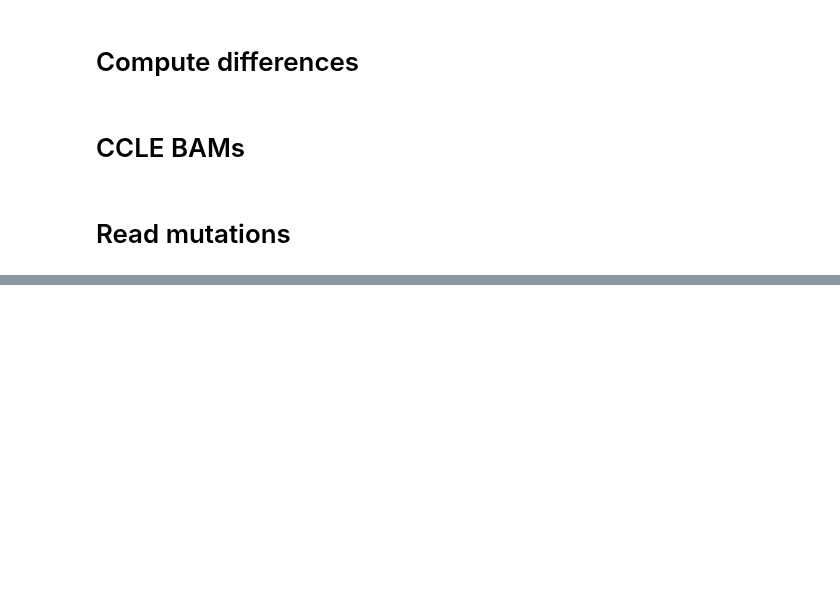
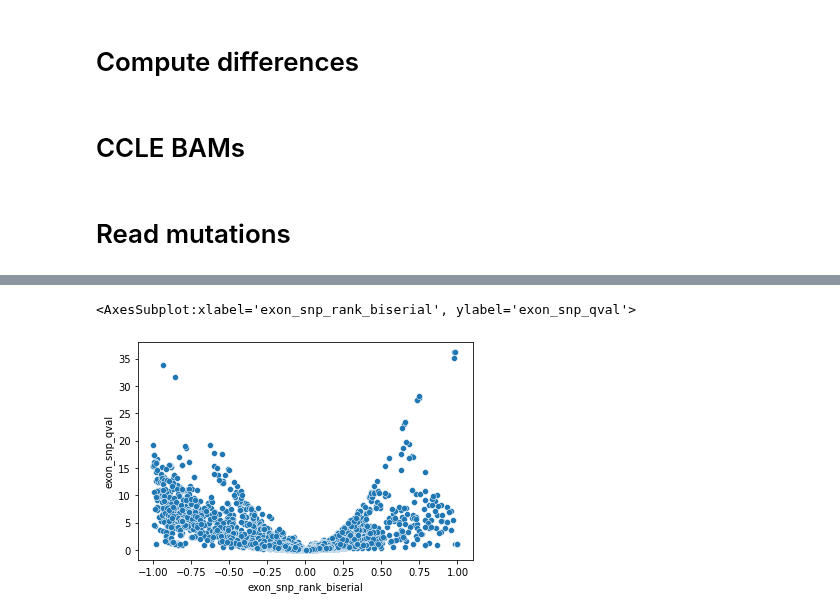
Before and after one commit to kevinhu/mdm4-splicing, a Jupyter notebook: notebooks/tabS5_msi-diffs.ipynb, the cells around one changed output, grey strips where cells are left out. Saved outputs shown, nothing was run; the diff lists cells and outputs as text; code cells hidden in the pictures; blank space fills up the shorter version.

```diff
--- a/notebooks/tabS5_msi-diffs.ipynb
+++ b/notebooks/tabS5_msi-diffs.ipynb
@@ -123,0 +192,42 @@ msi_exon_calls["truncated"] = msi_exon_calls[msi_exon_calls["alt"]]
+# %%
+exon_matched = msi_exon_bounds.join(
+    msi_exon_calls_unique, strandedness=False, suffix="_SNP"
+)
+snps_by_exon = exon_matched.df.groupby("exon")["SNP"].apply(list).to_dict()
+# %%
+msi_exon_diffs["snps"] = msi_exon_diffs["exon"].apply(lambda x: snps_by_exon.get(x,[]))
+# %%
+exon_matched_snps = msi_exon_diffs[msi_exon_diffs["snps"].apply(len) > 0]
+
+exon_matched_snps = exon_matched_snps.explode("snps")
+
+
+def get_associations(row):
+
+    exon = row["exon"]
+    snp = row["snps"]
+
+    snp_values = msi_exon_mut_mat[snp]
+
+    if snp_values.astype(int).sum() < 5:
+        return (np.nan, np.nan, np.nan, np.nan, np.nan)
+
+    exon_values = ccle_exonusage[exon]
+
+    corr_result = many.stats.mat_mwu_naive(
+        ccle_exonusage[exon],
+        msi_exon_mut_mat[snp],
+        melt=True,
+        effect="rank_biserial",
+        use_continuity=True,
+    )
+
+    corr_result = corr_result.iloc[0].to_dict()
+
+    return (
+        corr_result["rank_biserial"],
+        corr_result["pval"],
+        corr_result["qval"],
+        corr_result["pos_n"],
+        corr_result["neg_n"],
+    )
@@ -123,0 +246,5 @@ msi_exon_calls["truncated"] = msi_exon_calls[msi_exon_calls["alt"]]
+# %%
+sns.scatterplot(exon_matched_snps["exon_snp_rank_biserial"],exon_matched_snps["exon_snp_qval"])
+# %% [output]
+<AxesSubplot:xlabel='exon_snp_rank_biserial', ylabel='exon_snp_qval'>
+[figure, added]
```
Also changed, not shown: parts of 21 cells of this notebook, 18 other files.
